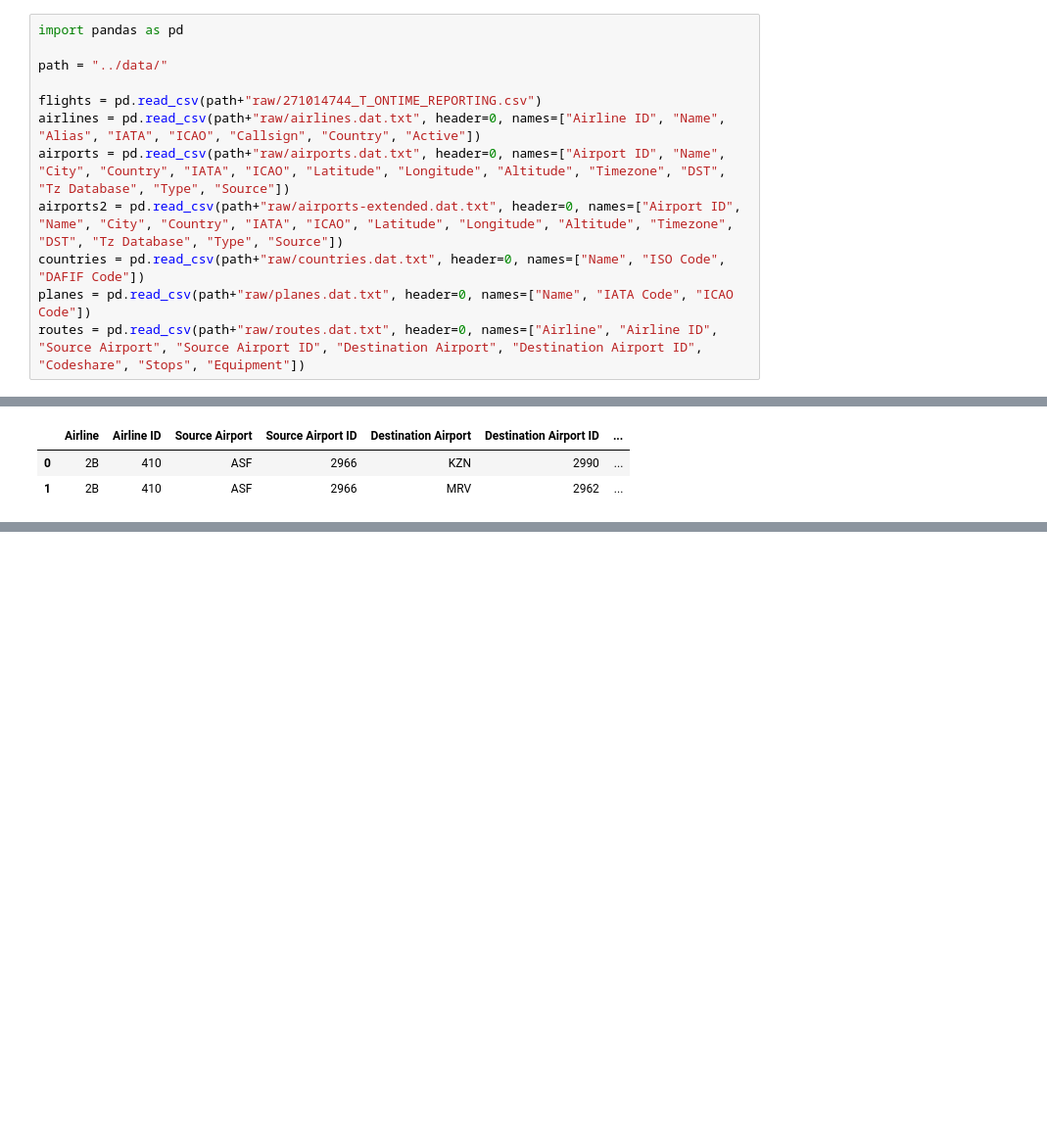
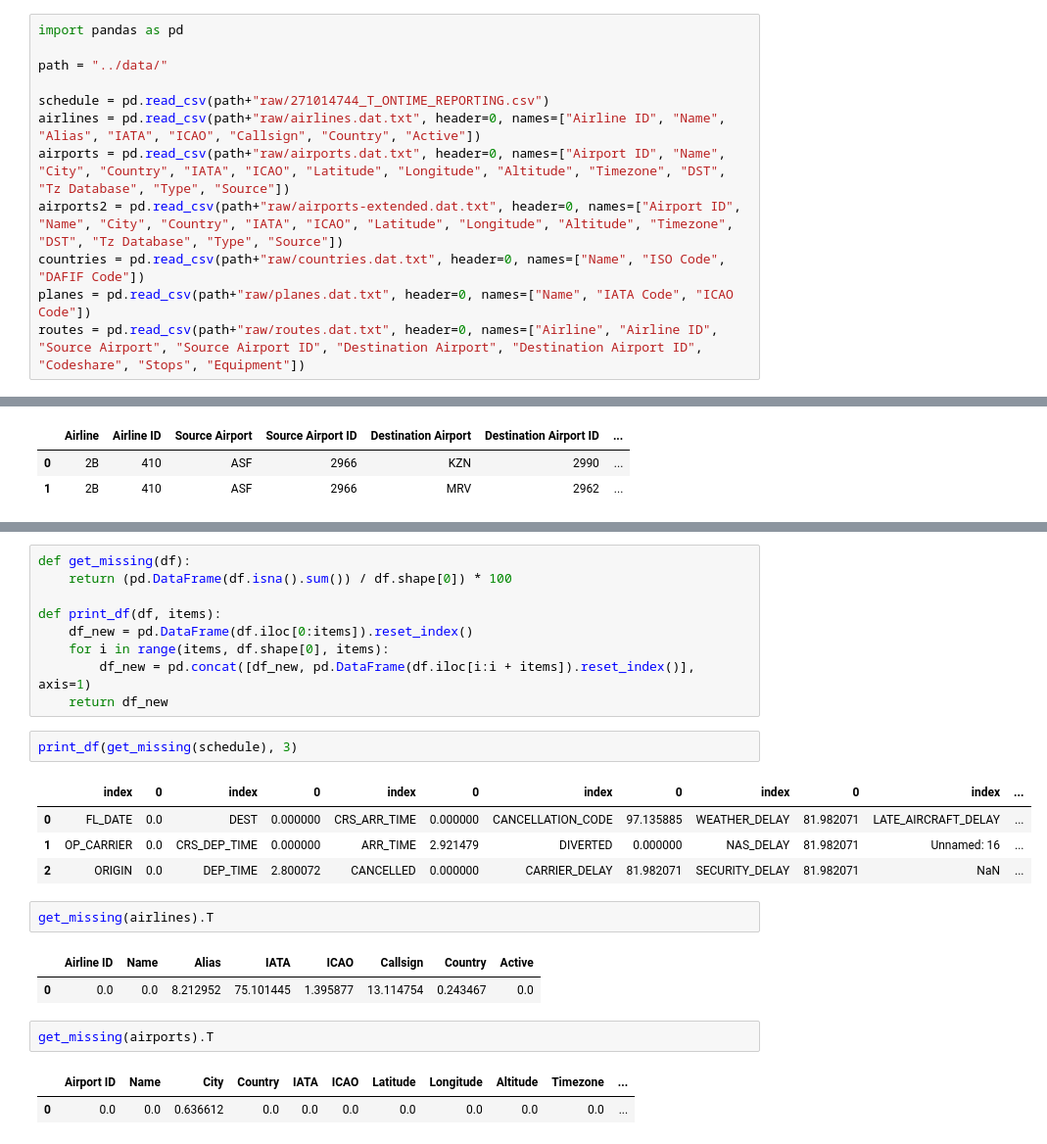
Before and after one commit to torchlightwizard/Data-Analysis-Flight-Travel, a Jupyter notebook: notebooks/preprocessing.ipynb, the cells around one changed output, grey strips where cells are left out. Shown: that part at 98% size. Cells and saved outputs as stored; diff of their text form; blank space fills up the shorter version.

```diff
--- a/notebooks/preprocessing.ipynb
+++ b/notebooks/preprocessing.ipynb
@@ -15,7 +15,7 @@ import pandas as pd
 
 path = "../data/"
 
-flights = pd.read_csv(path+"raw/271014744_T_ONTIME_REPORTING.csv")
+schedule = pd.read_csv(path+"raw/271014744_T_ONTIME_REPORTING.csv")
 airlines = pd.read_csv(path+"raw/airlines.dat.txt", header=0, names=["Airline ID", "Name", "Alias", "IATA", "ICAO", "Callsign", "Country", "Active"])
 airports = pd.read_csv(path+"raw/airports.dat.txt", header=0, names=["Airport ID", "Name", "City", "Country", "IATA", "ICAO", "Latitude", "Longitude", "Altitude", "Timezone", "DST", "Tz Database", "Type", "Source"])
 airports2 = pd.read_csv(path+"raw/airports-extended.dat.txt", header=0, names=["Airport ID", "Name", "City", "Country", "IATA", "ICAO", "Latitude", "Longitude", "Altitude", "Timezone", "DST", "Tz Database", "Type", "Source"])
@@ -82,0 +106,26 @@ print(routes.shape)
+# %%
+def get_missing(df):
+    return (pd.DataFrame(df.isna().sum()) / df.shape[0]) * 100
+
+def print_df(df, items):
+    df_new = pd.DataFrame(df.iloc[0:items]).reset_index()
+    for i in range(items, df.shape[0], items):
+        df_new = pd.concat([df_new, pd.DataFrame(df.iloc[i:i + items]).reset_index()], axis=1)
+    return df_new
+# %%
+print_df(get_missing(schedule), 3)
+# %% [output]
+|  | index | 0 | index | 0 | index | 0 | index | 0 | index | 0 | index | ... |
+| 0 | FL_DATE | 0.0 | DEST | 0.000000 | CRS_ARR_TIME | 0.000000 | CANCELLATION_CODE | 97.135885 | WEATHER_DELAY | 81.982071 | LATE_AIRCRAFT_DELAY | ... |
+| 1 | OP_CARRIER | 0.0 | CRS_DEP_TIME | 0.000000 | ARR_TIME | 2.921479 | DIVERTED | 0.000000 | NAS_DELAY | 81.982071 | Unnamed: 16 | ... |
+| 2 | ORIGIN | 0.0 | DEP_TIME | 2.800072 | CANCELLED | 0.000000 | CARRIER_DELAY | 81.982071 | SECURITY_DELAY | 81.982071 | NaN | ... |
+# %%
+get_missing(airlines).T
+# %% [output]
+|  | Airline ID | Name | Alias | IATA | ICAO | Callsign | Country | Active |
+| 0 | 0.0 | 0.0 | 8.212952 | 75.101445 | 1.395877 | 13.114754 | 0.243467 | 0.0 |
+# %%
+get_missing(airports).T
+# %% [output]
+|  | Airport ID | Name | City | Country | IATA | ICAO | Latitude | Longitude | Altitude | Timezone | ... |
+| 0 | 0.0 | 0.0 | 0.636612 | 0.0 | 0.0 | 0.0 | 0.0 | 0.0 | 0.0 | 0.0 | ... |
```
Also changed, not shown: parts of 64 cells of this notebook, 2 other files.
